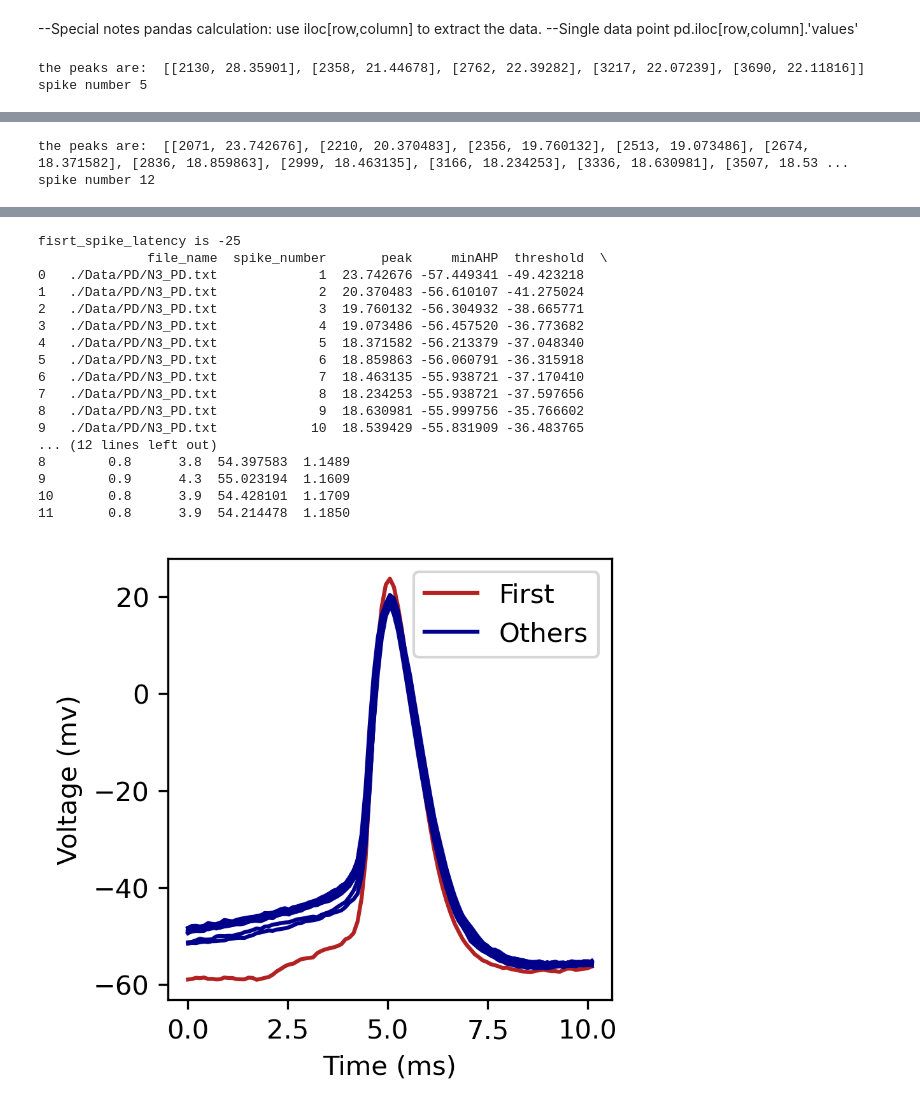
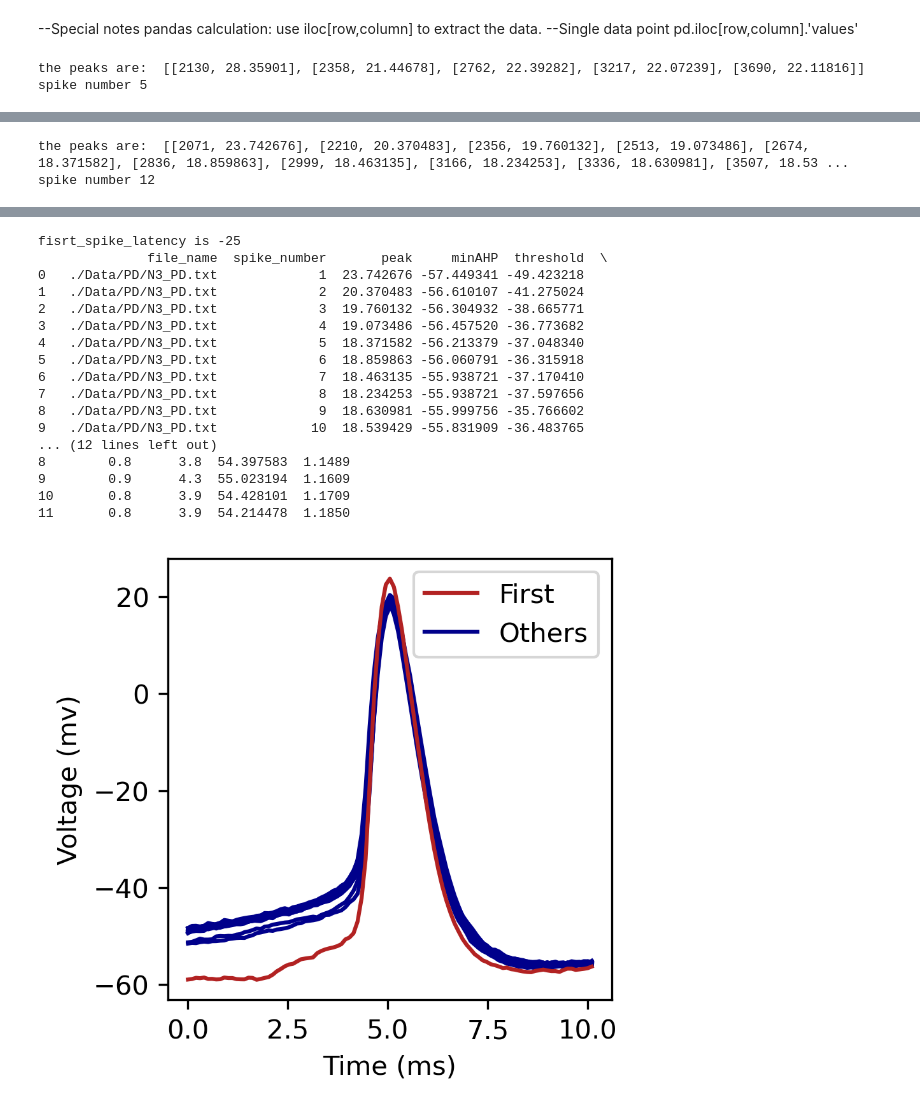
Before and after one commit to AlanYWu/Pioneer_spike-train-analysis, a Jupyter notebook: data processing_class_Update.ipynb, the cells around one changed output, grey strips where cells are left out. Drawn from its saved outputs; the diff is of its cells as text; code cells hidden in the pictures.

```diff
--- a/data processing_class_Update.ipynb
+++ b/data processing_class_Update.ipynb
@@ -131,7 +131,7 @@ class Data_Class:
         for i in range(self.spike_train.shape[1]):
             data = self.spike_train.iloc[:,i]
             if i==0:
-                line1,=plt.plot(x_ticks,data,"firebrick")
+                line1,=plt.plot(x_ticks,data,"firebrick",zorder=100)
                 continue
             if title=="PD":
                 line2,=plt.plot(x_ticks,data,"#1f77b4")
@@ -451,22 +451,22 @@ spike number 12
 [figure]
 fisrt_spike_latency is -25
               file_name  spike_number       peak     minAHP  threshold  \
 0   ./Data/PD/N3_PD.txt             1  23.742676 -57.449341 -49.423218
 1   ./Data/PD/N3_PD.txt             2  20.370483 -56.610107 -41.275024
 2   ./Data/PD/N3_PD.txt             3  19.760132 -56.304932 -38.665771
 3   ./Data/PD/N3_PD.txt             4  19.073486 -56.457520 -36.773682
 4   ./Data/PD/N3_PD.txt             5  18.371582 -56.213379 -37.048340
 5   ./Data/PD/N3_PD.txt             6  18.859863 -56.060791 -36.315918
 6   ./Data/PD/N3_PD.txt             7  18.463135 -55.938721 -37.170410
 7   ./Data/PD/N3_PD.txt             8  18.234253 -55.938721 -37.597656
 8   ./Data/PD/N3_PD.txt             9  18.630981 -55.999756 -35.766602
 9   ./Data/PD/N3_PD.txt            10  18.539429 -55.831909 -36.483765
 ... (12 lines left out)
 8        0.8      3.8  54.397583  1.1489
 9        0.9      4.3  55.023194  1.1609
 10       0.8      3.9  54.428101  1.1709
 11       0.8      3.9  54.214478  1.1850
-[figure, old version]
+[figure, new version]
 # %%
 N2.plot_action_potential("PD")
 # %% [output]
```
Also changed, not shown: parts of 3 cells of this notebook.
